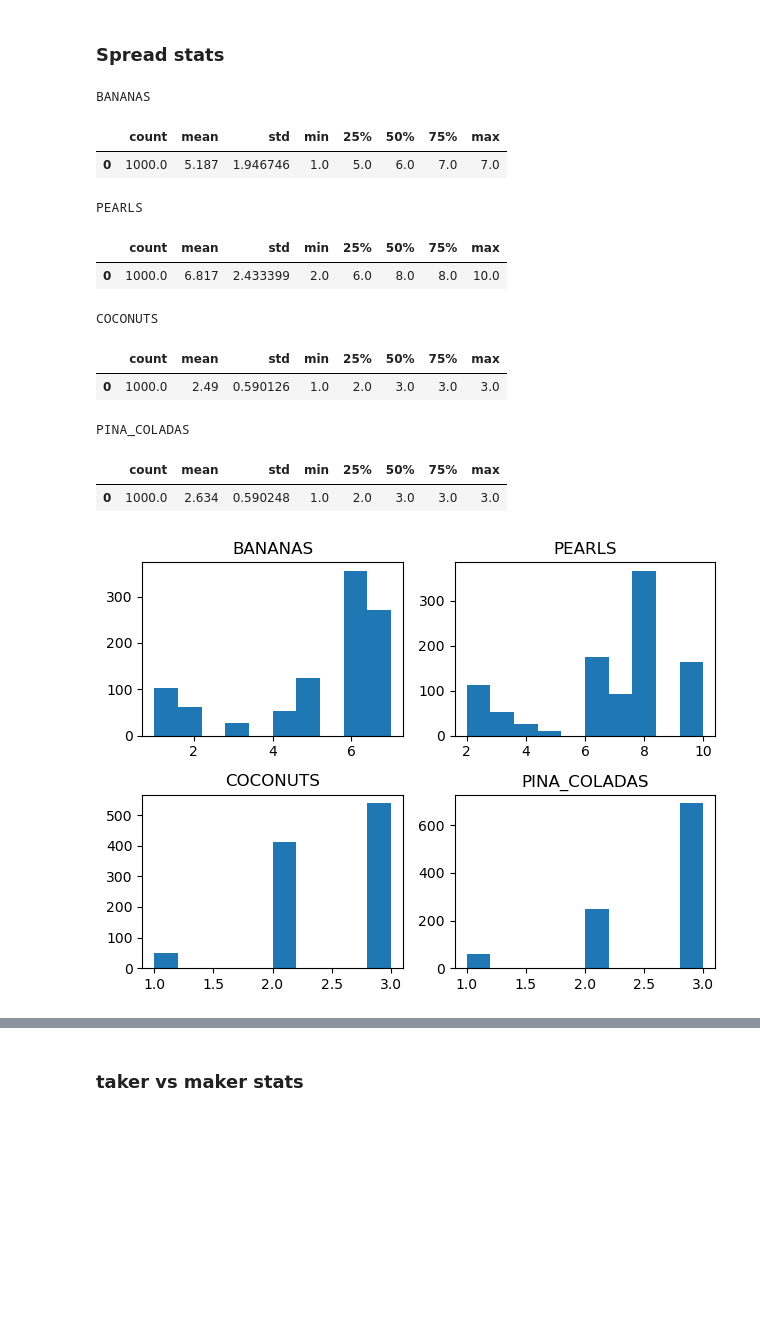
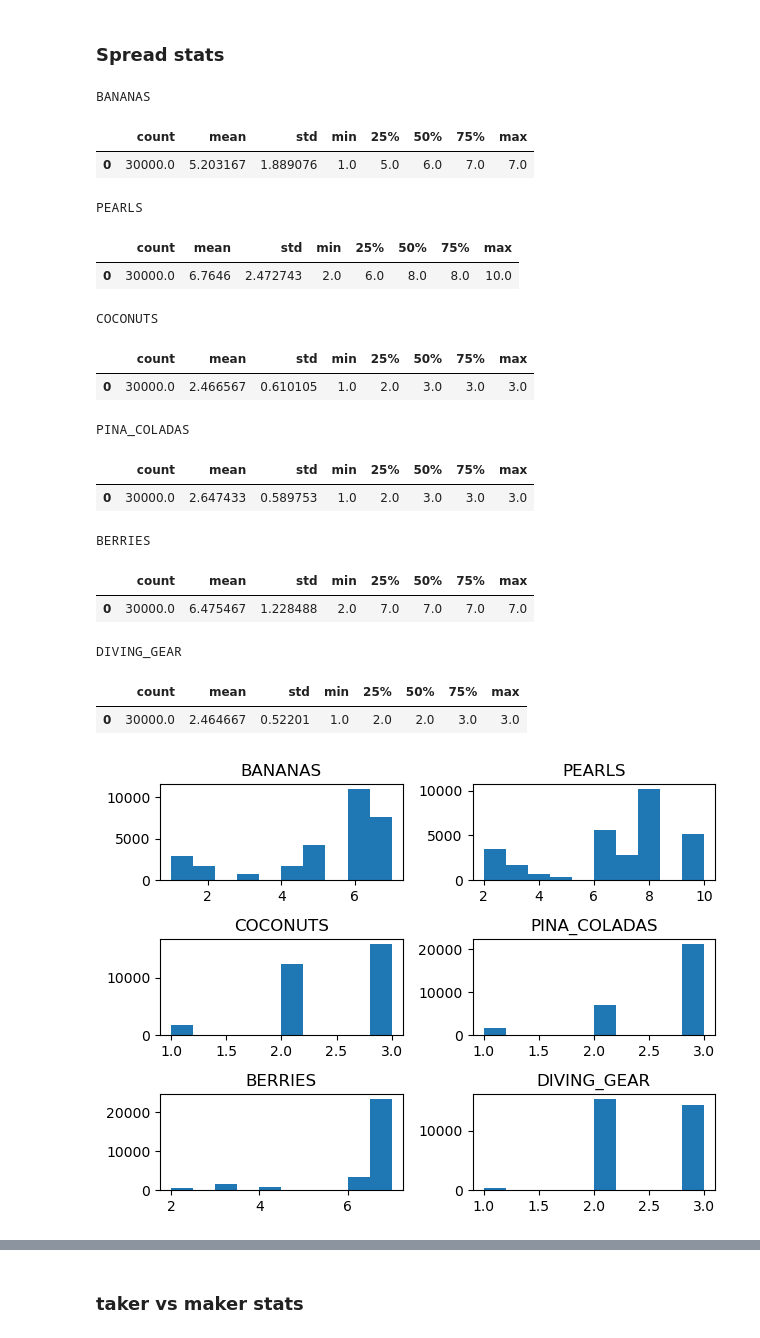
Before and after one commit to rzhan11/IMCTradingComp23, a Jupyter notebook: nbs/exploration-Copy10.ipynb, the cells around one changed output, grey strips where cells are left out. Saved outputs shown, nothing was run; the diff lists cells and outputs as text; code cells hidden in the pictures; blank space fills up the shorter version.

```diff
--- a/nbs/exploration-Copy10.ipynb
+++ b/nbs/exploration-Copy10.ipynb
@@ -31,11 +31,11 @@ from log_parser import process_file, process_file_jasper
 # %%
 _fname = "../replays/local.log"
 # _fname = "../replays/day1-log15.log"
-_fname = "../replays/day2-log20-2.75.log"
+# _fname = "../replays/day3-log1.log"
 _time_step = 100
-_max_time = 1000000
-_symbols = ["BANANAS", "PEARLS", "COCONUTS", "PINA_COLADAS"]
-_products = ["BANANAS", "PEARLS", "COCONUTS", "PINA_COLADAS"]
+_max_time = 3000000
+_symbols = ["BANANAS", "PEARLS", "COCONUTS", "PINA_COLADAS", "BERRIES", "DIVING_GEAR"]
+_products = ["BANANAS", "PEARLS", "COCONUTS", "PINA_COLADAS", "BERRIES", "DIVING_GEAR"]
 
 print("_fname", _fname)
 # %% [output]
@@ -1084,7 +1110,7 @@ Text(0.5, 1.0, 'PNL')
 plt.figure(figsize=(10, 5))
 
 for sym_i, sym in enumerate(_symbols):
-    plt.subplot(2, 2, sym_i+1)
+    plt.subplot(3, 2, sym_i+1)
     plt.plot(my_positions["time"], my_positions[sym], label=sym)
     plt.title(sym)
     plt.legend()
@@ -1121,26 +1156,0 @@ diffs.describe().to_frame().T
-# %%
-# distribution of price movements (pct change)
-
-plt.figure(figsize=(10, 6))
-
-mids = [f"{sym}_mid" for sym in _symbols]
-cols = book_tops[mids]
-diffs = (cols.shift(-1) / cols).dropna()
-diffs = (diffs - 1) * 100
-
-# show diffs stats
-display(diffs.describe().T)
-
-
-for sym_i, sym in enumerate(_symbols):
-
-    mid = mids[sym_i]
-
-    plt.subplot(2, 2, sym_i+1)
-
-    plt.hist(diffs[mid], bins=100, label=mid)
-    plt.xlabel("pct change (%)")
-    plt.legend()
-
-plt.tight_layout()
-plt.show()
@@ -1170,7 +1173,7 @@ for sym_i, sym in enumerate(_symbols):
 
     mid = mids[sym_i]
 
-    plt.subplot(2, 2, sym_i+1)
+    plt.subplot(3, 2, sym_i+1)
 
     plt.hist(diffs[mid], bins=100, label=mid)
     plt.xlabel("abs change ($)")
@@ -1190,32 +1195,38 @@ plt.show()
 # %%
 # spread summary stats
 
 for sym_i, sym in enumerate(_symbols):
     print(sym)
 
     spreads = pd.DataFrame(book_tops[f"{sym}_best_sell"] - book_tops[f"{sym}_best_buy"])
 
-    plt.subplot(2, 2, sym_i+1)
+    plt.subplot(3, 2, sym_i+1)
     plt.hist(spreads)
     plt.title(sym)
     display(spreads.describe().T)
 
 plt.tight_layout()
 plt.show()
 # %% [output]
 BANANAS
 |  | count | mean | std | min | 25% | 50% | 75% | max |
-| 0 | 1000.0 | 5.187 | 1.946746 | 1.0 | 5.0 | 6.0 | 7.0 | 7.0 |
+| 0 | 30000.0 | 5.203167 | 1.889076 | 1.0 | 5.0 | 6.0 | 7.0 | 7.0 |
 PEARLS
 |  | count | mean | std | min | 25% | 50% | 75% | max |
-| 0 | 1000.0 | 6.817 | 2.433399 | 2.0 | 6.0 | 8.0 | 8.0 | 10.0 |
+| 0 | 30000.0 | 6.7646 | 2.472743 | 2.0 | 6.0 | 8.0 | 8.0 | 10.0 |
 COCONUTS
 |  | count | mean | std | min | 25% | 50% | 75% | max |
-| 0 | 1000.0 | 2.49 | 0.590126 | 1.0 | 2.0 | 3.0 | 3.0 | 3.0 |
+| 0 | 30000.0 | 2.466567 | 0.610105 | 1.0 | 2.0 | 3.0 | 3.0 | 3.0 |
 PINA_COLADAS
 |  | count | mean | std | min | 25% | 50% | 75% | max |
-| 0 | 1000.0 | 2.634 | 0.590248 | 1.0 | 2.0 | 3.0 | 3.0 | 3.0 |
+| 0 | 30000.0 | 2.647433 | 0.589753 | 1.0 | 2.0 | 3.0 | 3.0 | 3.0 |
+BERRIES
+|  | count | mean | std | min | 25% | 50% | 75% | max |
+| 0 | 30000.0 | 6.475467 | 1.228488 | 2.0 | 7.0 | 7.0 | 7.0 | 7.0 |
+DIVING_GEAR
+|  | count | mean | std | min | 25% | 50% | 75% | max |
+| 0 | 30000.0 | 2.464667 | 0.52201 | 1.0 | 2.0 | 2.0 | 3.0 | 3.0 |
-[figure, old version]
+[figure, new version]
 # %%
 # quantity stats
 for sym in _symbols:
```
Also changed, not shown: parts of 51 cells of this notebook, 12 other files.
